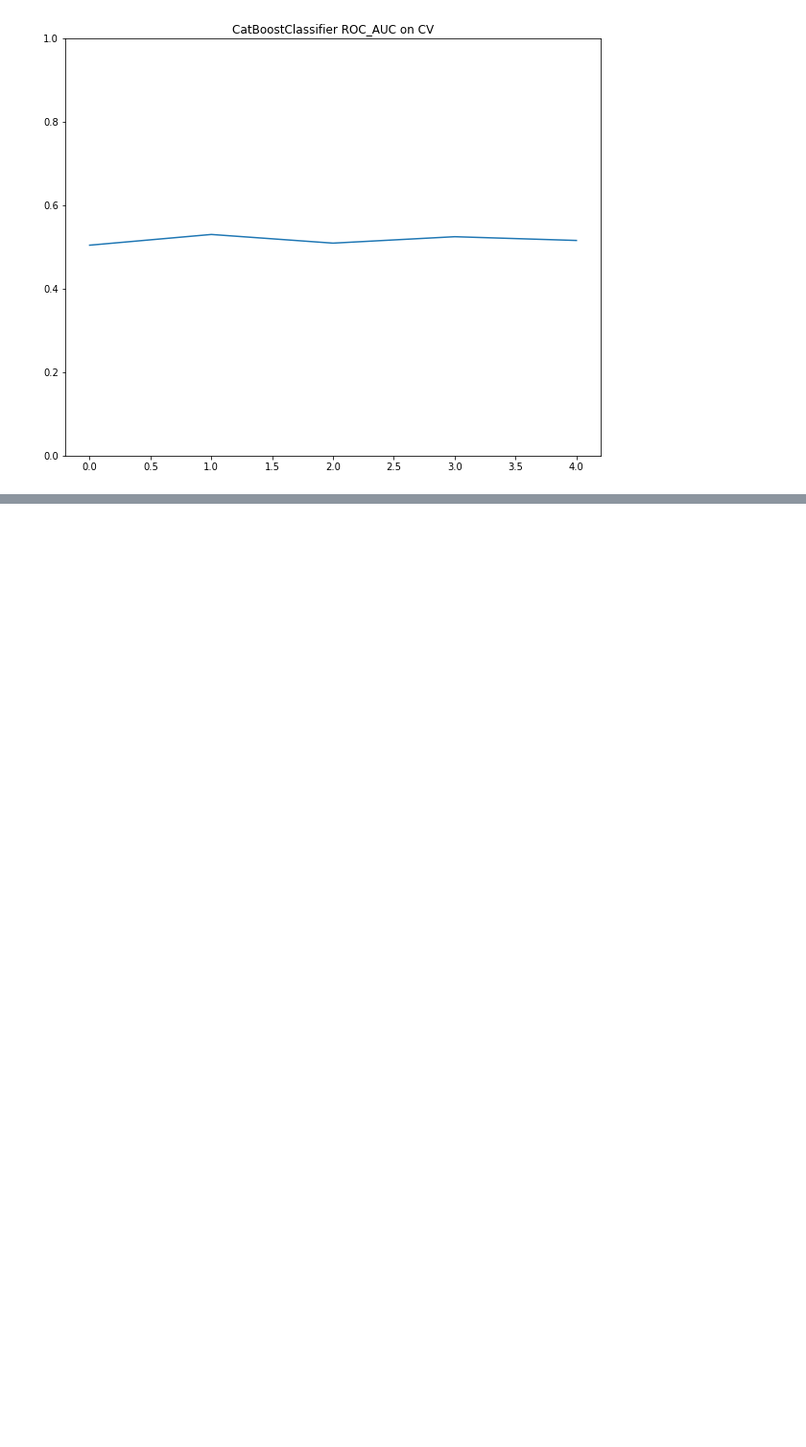
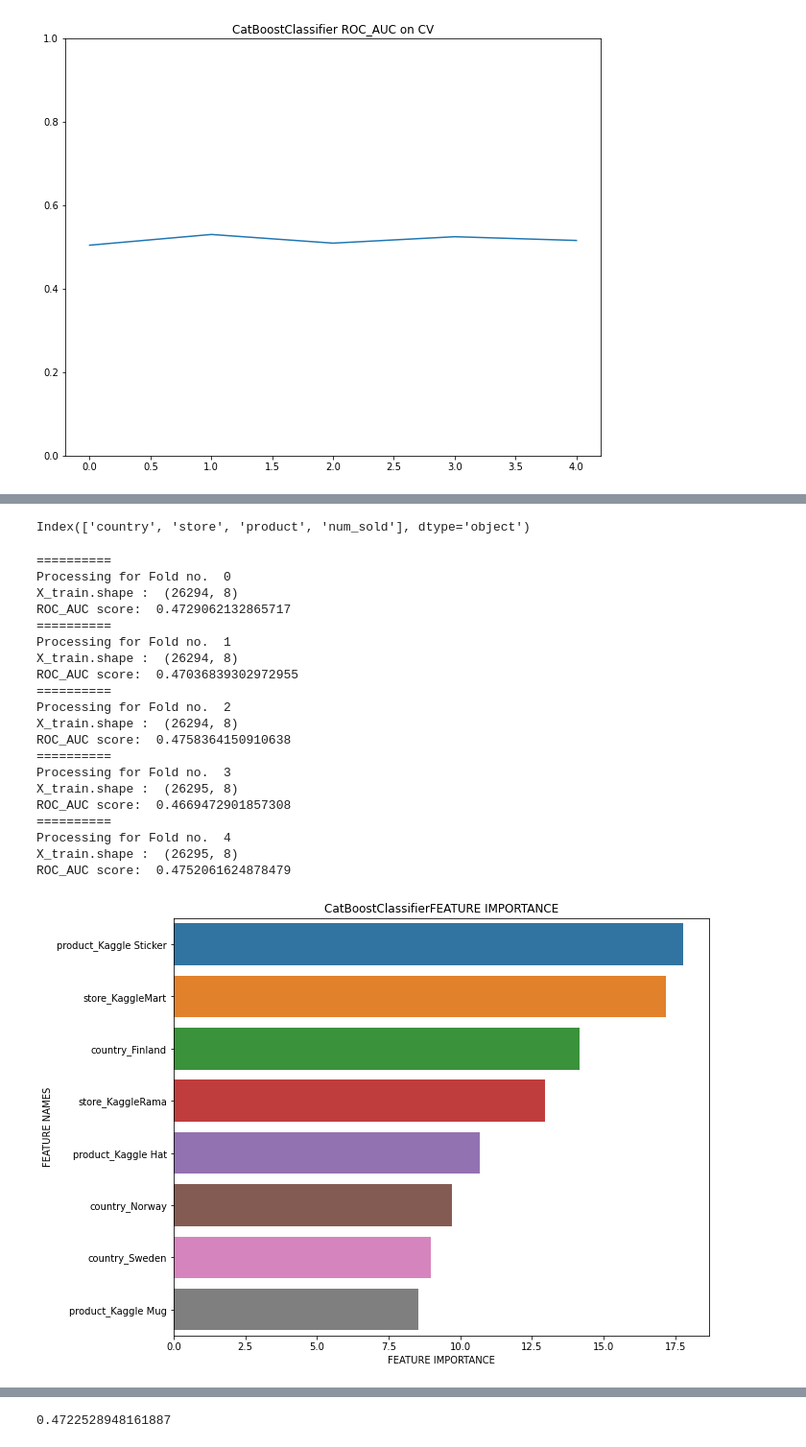
Before and after one commit to AlexGrunt/MLValidation, a Jupyter notebook: adversarial_validation/[1]adversarial_validation_tool.ipynb, the cells around one changed output, grey strips where cells are left out. Shown: that part at 96% size. Cells and saved outputs as stored; diff of their text form; code cells hidden in the pictures; blank space fills up the shorter version.

```diff
--- a/adversarial_validation/[1]adversarial_validation_tool.ipynb
+++ b/adversarial_validation/[1]adversarial_validation_tool.ipynb
@@ -36,18 +45,27 @@ def compare_lists(a, b):
   if collections.Counter(a) == collections.Counter(b):
     return True
   return False
+# %%
+def encode_categorical_features(train, test):
+  categorical_cols = train.select_dtypes('object').columns.tolist()
+
+  train = pd.get_dummies(train, columns=categorical_cols)
+  test  = pd.get_dummies(test, columns=categorical_cols)
+  return train, test
 # %%
 def concept_drift_check(
     train_df, test_df, target_col=None,
     plot_fi_diagram=False, plot_roc_auc=False, seed=42,
-    n_folds=5, early_stopping_rounds=10, iterations=5000):
+    n_folds=5, early_stopping_rounds=10, iterations=5000, num_best=5):
   if target_col is not None:
-    if target_col is not train_df.columns:
-      raise KeyError('target_col is not in train_df.columns')
-    train_df.drop('target_col', axis=1, inplace=True)
+    if target_col not in train_df.columns:
+      raise KeyError('Column {0} is not in train_df.columns'.format(target_col))
+    train_df.drop(target_col, axis=1, inplace=True)
 
   if not compare_lists(train_df.columns, test_df.columns):
     raise NameError('Found difference in train_df.columns and test_df.columns')
+
+  train_df, test_df = encode_categorical_features(train_df, test_df)
 
   train_df['is_train'] = 1
   test_df['is_train'] = 0
@@ -98,7 +116,9 @@ def concept_drift_check(
     plot_feature_importance(
         importance=cat.get_feature_importance(),
         names=X.columns,
-        model_type='CatBoostClassifier')
+        model_type='CatBoostClassifier',
+        num_best=num_best
+    )
     plt.show()
 
   if plot_roc_auc:
@@ -144,0 +196,39 @@ ROC_AUC score:  0.5155458333333334
+# %%
+train = pd.read_csv('train.csv')
+test = pd.read_csv('test.csv')
+# %%
+train_r = train.drop(columns=['row_id', 'date'])
+test_r = test.drop(columns=['row_id', 'date'])
+# %%
+train_r.columns
+# %% [output]
+Index(['country', 'store', 'product', 'num_sold'], dtype='object')
+# %%
+concept_drift_check(
+    train_df=train_r,
+    test_df=test_r,
+    target_col='num_sold',
+    plot_fi_diagram=True,
+    plot_roc_auc=True)
+# %% [output]
+==========
+Processing for Fold no.  0
+X_train.shape :  (26294, 8)
+ROC_AUC score:  0.4729062132865717
+==========
+Processing for Fold no.  1
+X_train.shape :  (26294, 8)
+ROC_AUC score:  0.47036839302972955
+==========
+Processing for Fold no.  2
+X_train.shape :  (26294, 8)
+ROC_AUC score:  0.4758364150910638
+==========
+Processing for Fold no.  3
+X_train.shape :  (26295, 8)
+ROC_AUC score:  0.4669472901857308
+==========
+Processing for Fold no.  4
+X_train.shape :  (26295, 8)
+ROC_AUC score:  0.4752061624878479
+[figure, added]
@@ -144,0 +236 @@ ROC_AUC score:  0.5155458333333334
+0.4722528948161887
```
Also changed, not shown: parts of 18 cells of this notebook.
